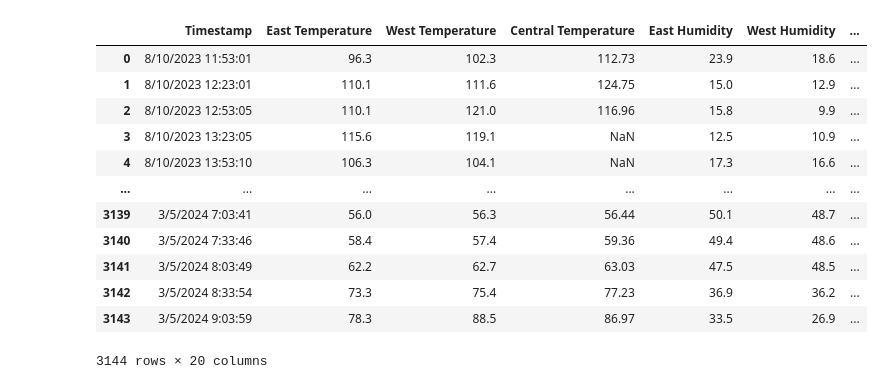
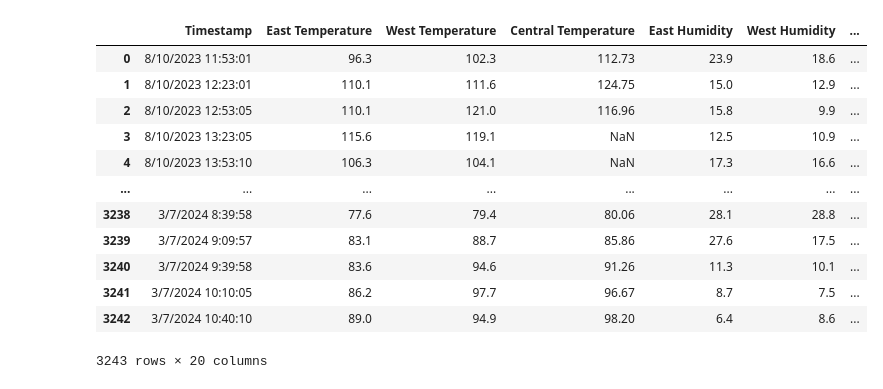
Before and after one commit to charris6/biopark_capstone, a Jupyter notebook: BotanicalGardensWork.ipynb, the cells around one changed output. Drawn from its saved outputs; the diff is of its cells as text; code cells hidden in the pictures.

```diff
--- a/BotanicalGardensWork.ipynb
+++ b/BotanicalGardensWork.ipynb
@@ -4,23 +4,26 @@
 import pandas as pd
 import matplotlib.pyplot as plt
 import plotly.express as px
-# %%
-biopark_df = pd.read_csv("/content/ABQBioPark (Responses) - Form Responses 1.csv")
-biopark_df
-# %% [output]
-|  | Timestamp | East Temperature | West Temperature | Central Temperature | East Humidity | West Humidity | ... |
-| 0 | 8/10/2023 11:53:01 | 96.3 | 102.3 | 112.73 | 23.9 | 18.6 | ... |
-| 1 | 8/10/2023 12:23:01 | 110.1 | 111.6 | 124.75 | 15.0 | 12.9 | ... |
-| 2 | 8/10/2023 12:53:05 | 110.1 | 121.0 | 116.96 | 15.8 | 9.9 | ... |
-| 3 | 8/10/2023 13:23:05 | 115.6 | 119.1 | NaN | 12.5 | 10.9 | ... |
-| 4 | 8/10/2023 13:53:10 | 106.3 | 104.1 | NaN | 17.3 | 16.6 | ... |
-| ... | ... | ... | ... | ... | ... | ... | ... |
-| 3139 | 3/5/2024 7:03:41 | 56.0 | 56.3 | 56.44 | 50.1 | 48.7 | ... |
-| 3140 | 3/5/2024 7:33:46 | 58.4 | 57.4 | 59.36 | 49.4 | 48.6 | ... |
-| 3141 | 3/5/2024 8:03:49 | 62.2 | 62.7 | 63.03 | 47.5 | 48.5 | ... |
-| 3142 | 3/5/2024 8:33:54 | 73.3 | 75.4 | 77.23 | 36.9 | 36.2 | ... |
-| 3143 | 3/5/2024 9:03:59 | 78.3 | 88.5 | 86.97 | 33.5 | 26.9 | ... |
-3144 rows × 20 columns
+# %%
+url = 'https://docs.google.com/spreadsheets/d/142CWqxECjRfv2G3tb7TvEdFYV5yEabWqWNlmHwvlmqQ/edit#gid=1443409278'
+export_url = url.replace('/edit#gid=', '/export?format=csv&gid=')
+
+biopark_df = pd.read_csv(export_url)
+biopark_df
+# %% [output]
+|  | Timestamp | East Temperature | West Temperature | Central Temperature | East Humidity | West Humidity | ... |
+| 0 | 8/10/2023 11:53:01 | 96.3 | 102.3 | 112.73 | 23.9 | 18.6 | ... |
+| 1 | 8/10/2023 12:23:01 | 110.1 | 111.6 | 124.75 | 15.0 | 12.9 | ... |
+| 2 | 8/10/2023 12:53:05 | 110.1 | 121.0 | 116.96 | 15.8 | 9.9 | ... |
+| 3 | 8/10/2023 13:23:05 | 115.6 | 119.1 | NaN | 12.5 | 10.9 | ... |
+| 4 | 8/10/2023 13:53:10 | 106.3 | 104.1 | NaN | 17.3 | 16.6 | ... |
+| ... | ... | ... | ... | ... | ... | ... | ... |
+| 3238 | 3/7/2024 8:39:58 | 77.6 | 79.4 | 80.06 | 28.1 | 28.8 | ... |
+| 3239 | 3/7/2024 9:09:57 | 83.1 | 88.7 | 85.86 | 27.6 | 17.5 | ... |
+| 3240 | 3/7/2024 9:39:58 | 83.6 | 94.6 | 91.26 | 11.3 | 10.1 | ... |
+| 3241 | 3/7/2024 10:10:05 | 86.2 | 97.7 | 96.67 | 8.7 | 7.5 | ... |
+| 3242 | 3/7/2024 10:40:10 | 89.0 | 94.9 | 98.20 | 6.4 | 8.6 | ... |
+3243 rows × 20 columns
 # %%
 biopark_df.describe()
 # %% [output]
```
Also changed, not shown: parts of 3 cells of this notebook.
